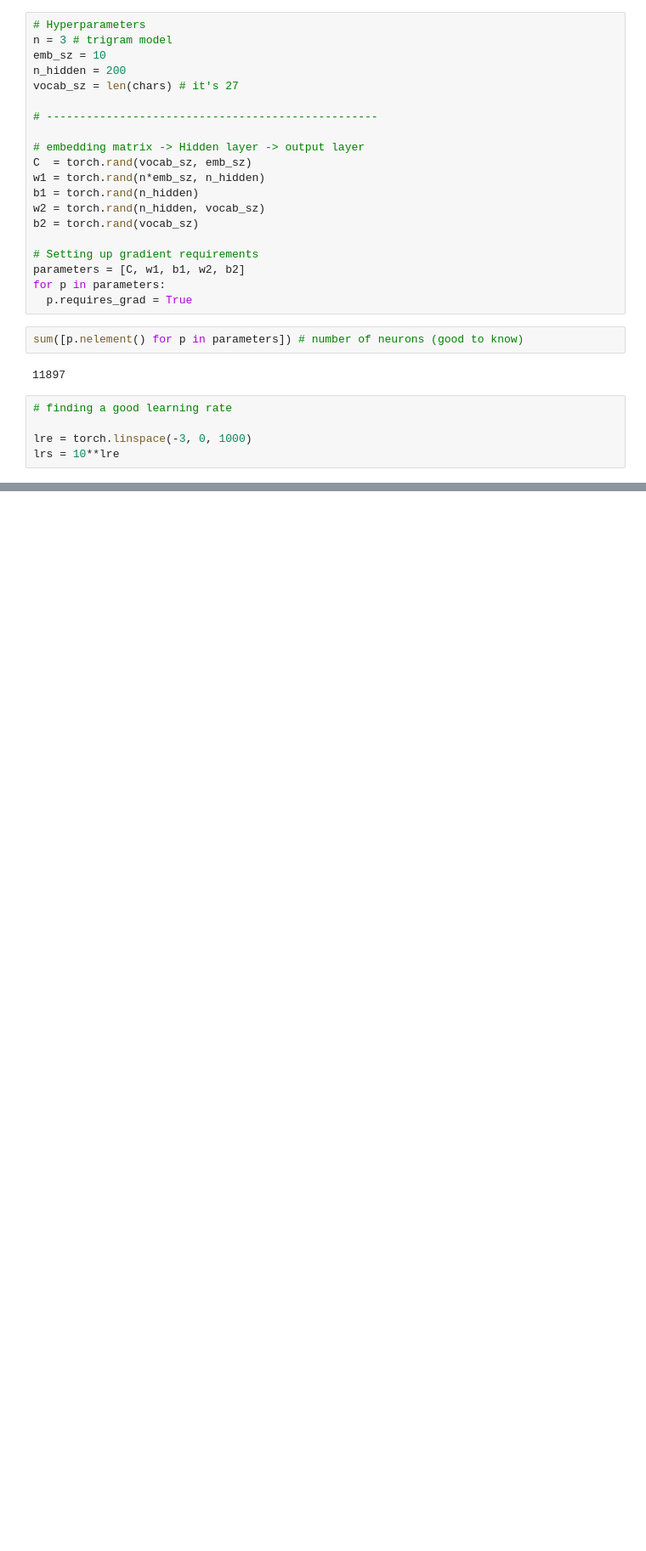
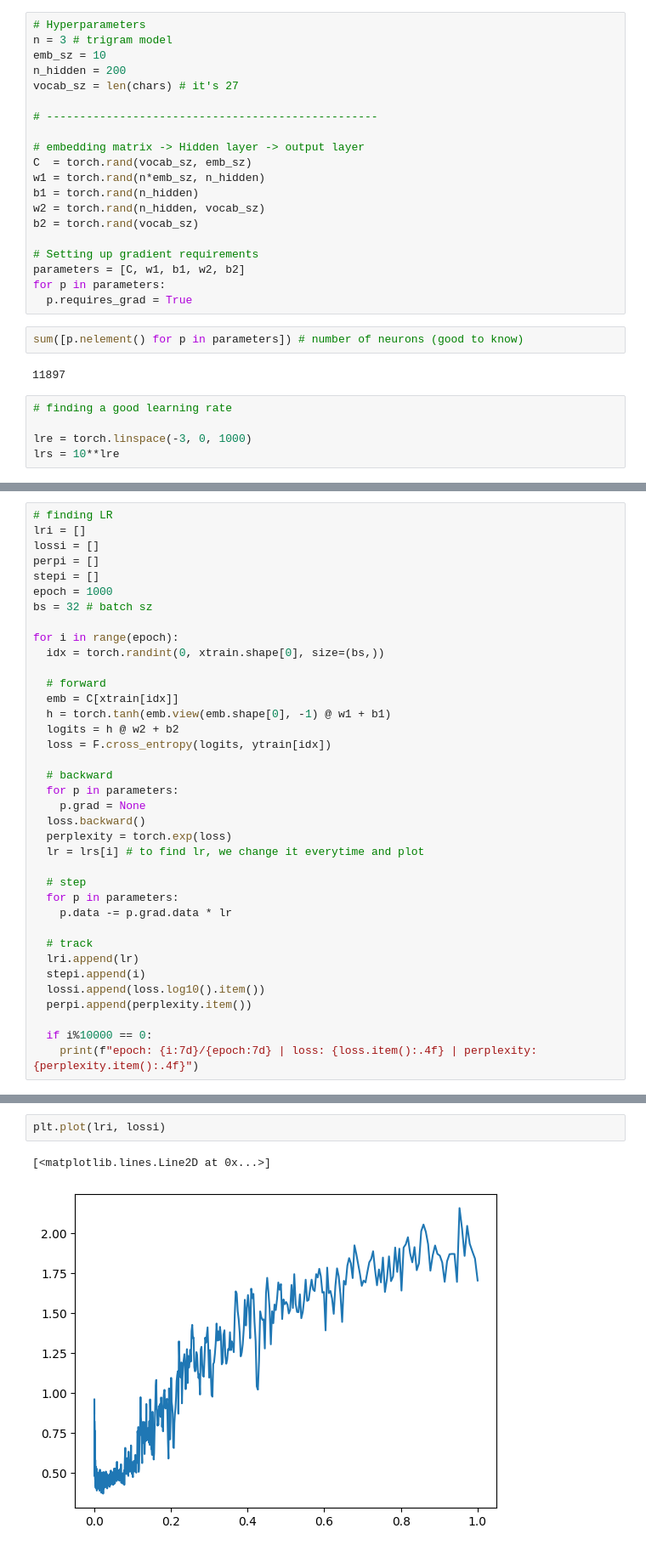
Before and after one commit to akash5100/ai-notebooks, a Jupyter notebook: bigram/part2_embs.ipynb, the cells around one changed output, grey strips where cells are left out. Shown: that part at 85% size. Cells and saved outputs as stored; diff of their text form; blank space fills up the shorter version.

```diff
--- a/bigram/part2_embs.ipynb
+++ b/bigram/part2_embs.ipynb
@@ -81,0 +77,37 @@ stepi = []
+# %%
+# finding LR
+lri = []
+lossi = []
+perpi = []
+stepi = []
+epoch = 1000
+bs = 32 # batch sz
+
+for i in range(epoch):
+  idx = torch.randint(0, xtrain.shape[0], size=(bs,))
+
+  # forward
+  emb = C[xtrain[idx]]
+  h = torch.tanh(emb.view(emb.shape[0], -1) @ w1 + b1)
+  logits = h @ w2 + b2
+  loss = F.cross_entropy(logits, ytrain[idx])
+
+  # backward
+  for p in parameters:
+    p.grad = None
+  loss.backward()
+  perplexity = torch.exp(loss)
+  lr = lrs[i] # to find lr, we change it everytime and plot
+
+  # step
+  for p in parameters:
+    p.data -= p.grad.data * lr
+
+  # track
+  lri.append(lr)
+  stepi.append(i)
+  lossi.append(loss.log10().item())
+  perpi.append(perplexity.item())
+
+  if i%10000 == 0:
+    print(f"epoch: {i:7d}/{epoch:7d} | loss: {loss.item():.4f} | perplexity: {perplexity.item():.4f}")
@@ -81,0 +116,5 @@ stepi = []
+# %%
+plt.plot(lri, lossi)
+# %% [output]
+[<matplotlib.lines.Line2D at 0x...>]
+[figure, added]
```
Also changed, not shown: parts of 11 cells of this notebook, 2 other files.
